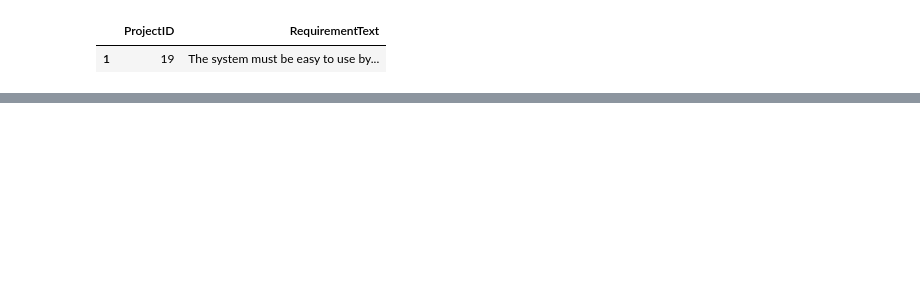
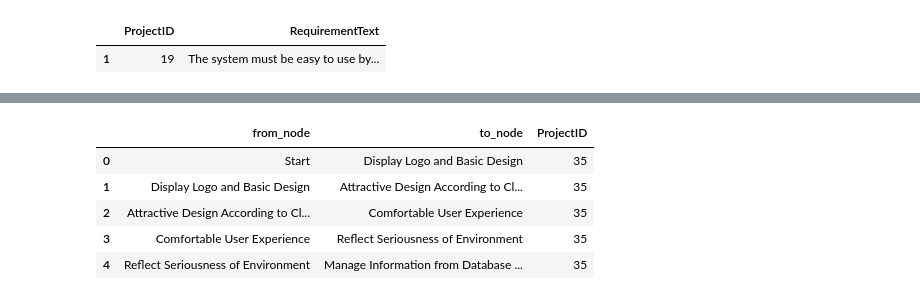
Before and after one commit to wbarich/srs-worfklow-parsing, a Jupyter notebook: src/scripts/data_preparation.ipynb, the cells around one changed output, grey strips where cells are left out. Cells and saved outputs as stored; diff of their text form; code cells hidden in the pictures; blank space fills up the shorter version.

```diff
--- a/src/scripts/data_preparation.ipynb
+++ b/src/scripts/data_preparation.ipynb
@@ -44,10 +45,6 @@ requirement_distribution.head()
 # %%
-#filter out some of the projects to reduce the scope of the analysis
-#only consider projects that have between 5 and 15 requirements
-# applicable_projects = requirement_distribution.loc[(requirement_distribution['RequirementID'] >= 5) &
-#                                                    (requirement_distribution['RequirementID'] <= 15)]['ProjectID'].tolist()
-applicable_projects = requirement_distribution.loc[(requirement_distribution['RequirementID'] >= 3) &
-                                                    (requirement_distribution['RequirementID'] <= 8)]['ProjectID'].tolist()
+applicable_projects = requirement_distribution.loc[(requirement_distribution['Number of Requirements'] >= 3) &
+                                                    (requirement_distribution['Number of Requirements'] <= 8)]['ProjectID'].tolist()
 print(f"DF size before filtering {df.shape}")
 df = df.loc[df['ProjectID'].isin(applicable_projects)]
 print(f"DF size after filtering {df.shape}")
@@ -278,3 +221,7 @@ annotation_df = pd.concat((annotation_df, temp_df), axis = 0)
 render_graph(annotation)
 # %% [output]
 [drawing not drawn]
+# %%
+id_ = applicable_projects[4]
+sample = df_grouped.loc[df_grouped['ProjectID'] == id_]
+sample
@@ -280,0 +231,28 @@ render_graph(annotation)
+# %%
+#change this so that it is a nested list of lists
+annotation = [["Start", "Operational Interface Check"],
+              ["Operational Interface Check", "Check Mean Time Between Failures"],
+              ["Check Mean Time Between Failures", "End: MTBF >= 7 days"],
+              ["Operational Interface Check", "Check System Availability"],
+              ["Check System Availability", "End: System Availability >= 99.5%"],
+              ["Operational Interface Check", "Security Mechanism Check"],
+              ["Security Mechanism Check", "Unauthorized User Access"],
+              ["Unauthorized User Access", "Exclusive Gateway: Trusted User?"],
+              ["Exclusive Gateway: Trusted User?", "Trusted User Access"],
+              ["Exclusive Gateway: Trusted User?", "Not Trusted User Access"],
+              ["Trusted User Access", "End"],
+              ["Not Trusted User Access", "End"],
+              ["Operational Interface Check", "Version Control Check"],
+              ["Version Control Check", "Controlled Source Code"],
+              ["Controlled Source Code", "End"],
+              ["Operational Interface Check", "Coding Standards Check"],
+              ["Coding Standards Check", "Adherence to Standards"],
+              ["Adherence to Standards", "End"],
+              ["Operational Interface Check", "Platform Independence Check"],
+              ["Platform Independence Check", "End"]]
+
+temp_df = pd.DataFrame(annotation, columns=['from_node', 'to_node'])
+temp_df['ProjectID'] = id_
+annotation_df = pd.concat((annotation_df, temp_df), axis = 0)
+
+render_graph(annotation)
@@ -280,0 +261,9 @@ render_graph(annotation)
+# %%
+annotation_df.head()
+# %% [output]
+|  | from_node | to_node | ProjectID |
+| 0 | Start | Display Logo and Basic Design | 35 |
+| 1 | Display Logo and Basic Design | Attractive Design According to Cl... | 35 |
+| 2 | Attractive Design According to Cl... | Comfortable User Experience | 35 |
+| 3 | Comfortable User Experience | Reflect Seriousness of Environment | 35 |
+| 4 | Reflect Seriousness of Environment | Manage Information from Database ... | 35 |
```
Also changed, not shown: parts of 18 cells of this notebook, 6 other files.
